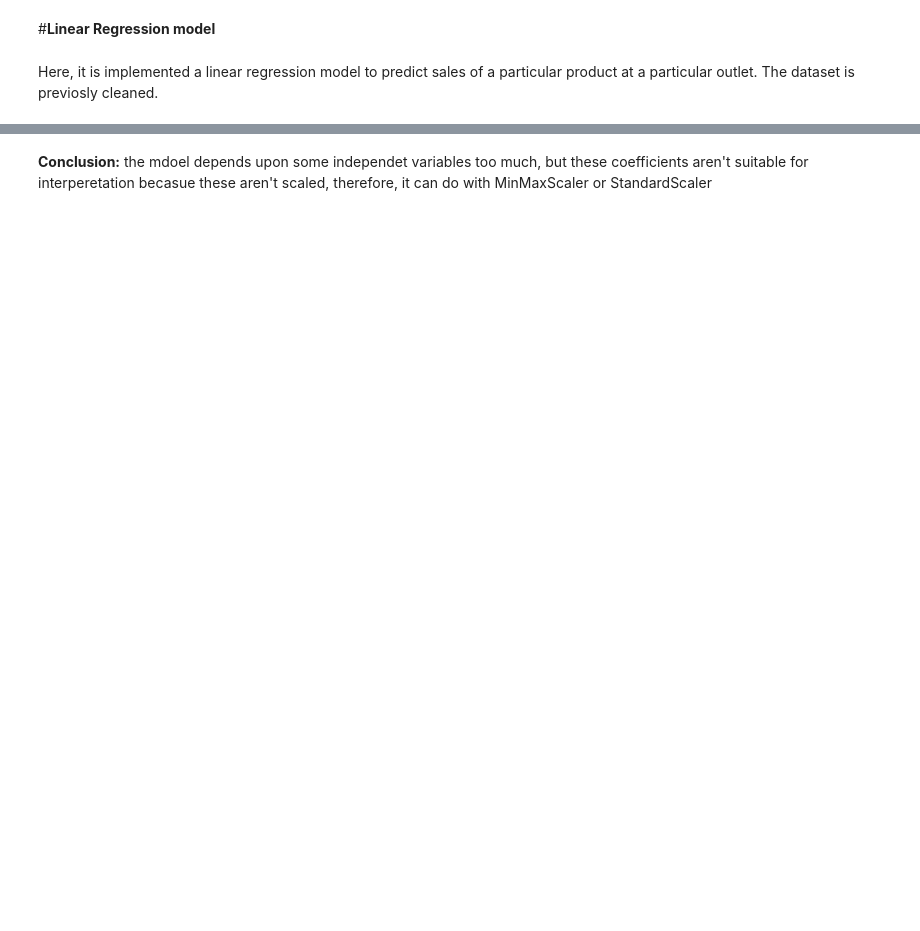
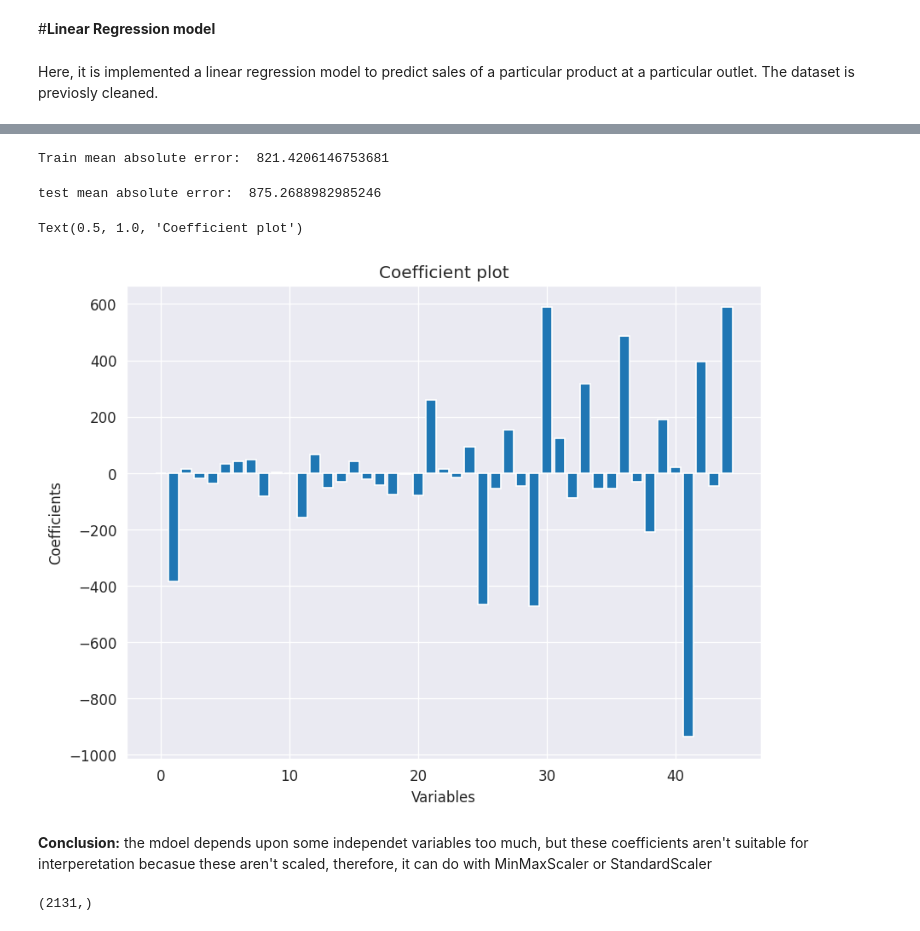
Before and after one commit to AlejandroPinto5/linear-models, a Jupyter notebook: linear_regressaion.ipynb, the cells around one changed output, grey strips where cells are left out. Cells and saved outputs as stored; diff of their text form; code cells hidden in the pictures; blank space fills up the shorter version.

```diff
--- a/linear_regressaion.ipynb
+++ b/linear_regressaion.ipynb
@@ -16,0 +13,5 @@ df
+# %%
+#Importing data
+url = 'https://raw.githubusercontent.com/AlejandroPinto5/linear-regression-model/main/train_cleaned.csv'
+df = pd.read_csv(url)
+df
@@ -32,21 +103,37 @@ lr.fit(train_x, train_y) #Fitting
 train_predict = lr.predict(train_x) #Predicting over train set
 k_train = mae(train_predict, train_y) #Calculating error
 print('Train mean absolute error: ', k_train)
+# %% [output]
+Train mean absolute error:  821.4206146753681
 # %%
 #Predicting over test set
 test_predict = lr.predict(test_x)
 k_test = mae(test_predict, test_y)  #Calculating error
 print('test mean absolute error: ', k_test)
+# %% [output]
+test mean absolute error:  875.2688982985246
 # %%
-#Plotrting coefficients
+#Plotting coefficients
 lr.coef_
-
-plt.figure(figze = (8,6), dpi = 120, facecolor = 'w', edgecolor = 'b')
+sb.set_style("darkgrid")
+plt.figure(figsize = (8,6), dpi = 120, facecolor = 'w', edgecolor = 'b')
 x = range(len(train_x.columns))
 y = lr.coef_
 plt.bar(x,y)
 plt.xlabel('Variables')
 plt.ylabel('Coefficients')
 plt.title('Coefficient plot')
+# %% [output]
+Text(0.5, 1.0, 'Coefficient plot')
+[figure, added]
 # %% [markdown]
 **Conclusion:** the mdoel depends upon some independet variables too much, but these coefficients aren't suitable for interperetation becasue these aren't scaled, therefore, it can do with MinMaxScaler or StandardScaler
+# %%
+#Checking Assumptions of linear model
+# resds = pd.DataFrame({'fitted values': test_y, 'predicted values': test_predict})
+# resds['residuals'] = resds['fitted values'] - resds['predicted values']
+# resds()
+resds = test_y - test_predict
+resds.shape
+# %% [output]
+(2131,)
```
Also changed, not shown: parts of 15 cells of this notebook.
